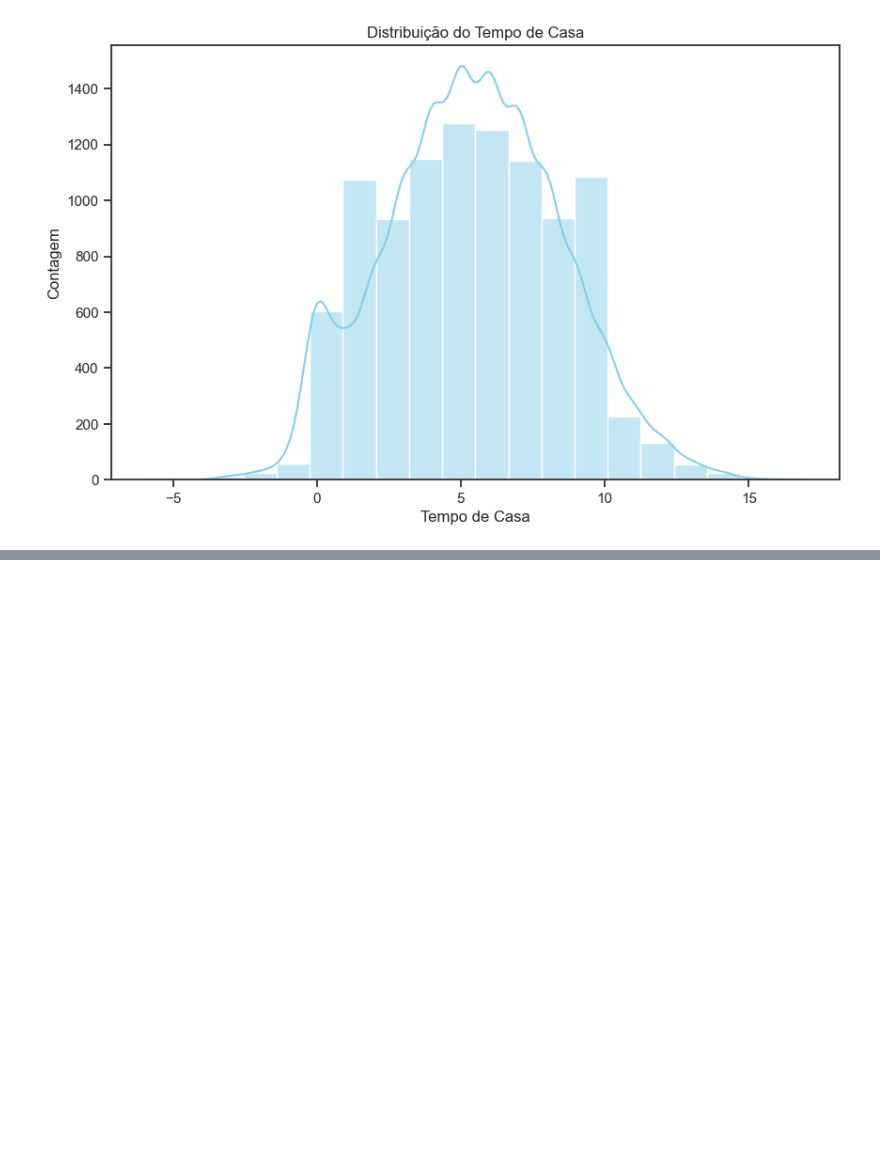
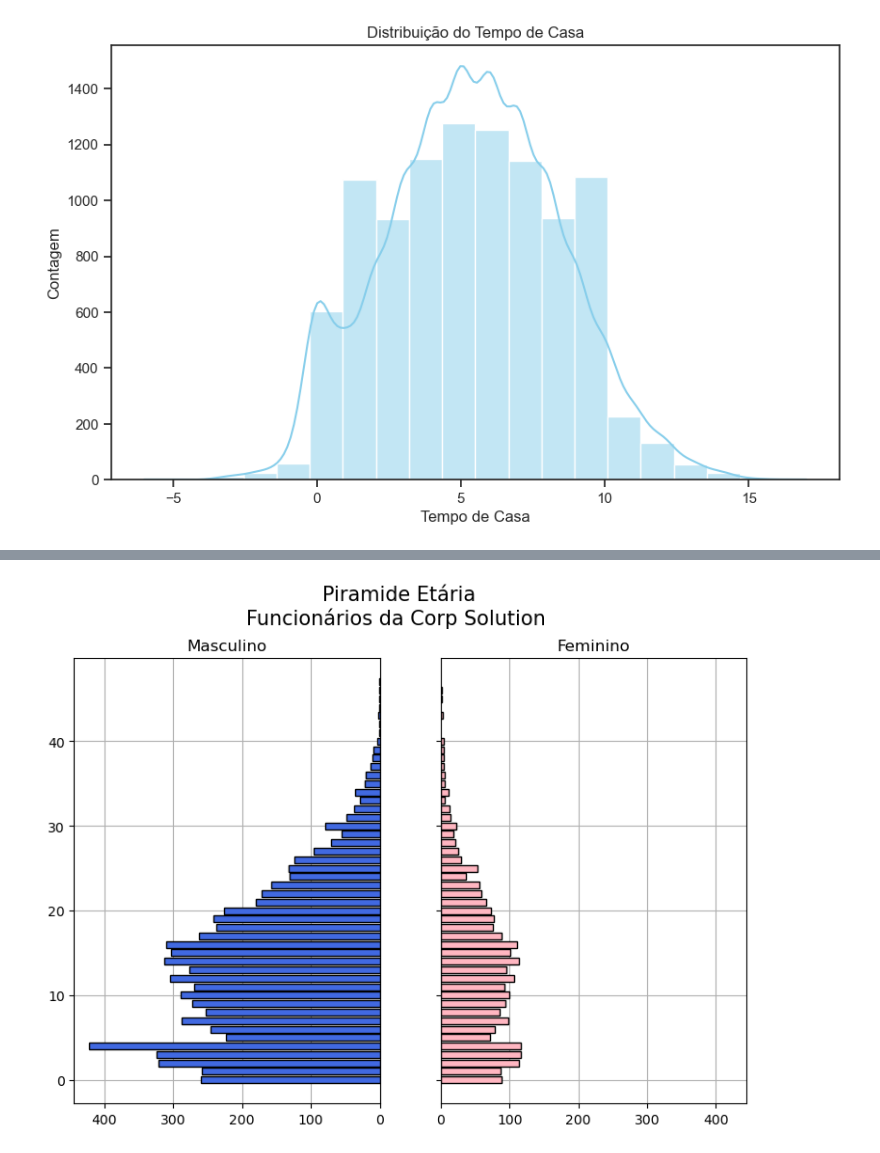
Before and after one commit to rcvaasz/Hackathon_Ada_2024, a Jupyter notebook: Hackathon_Ada_2024.ipynb, the cells around one changed output, grey strips where cells are left out. Saved outputs shown, nothing was run; the diff lists cells and outputs as text; code cells hidden in the pictures; blank space fills up the shorter version.

```diff
--- a/Hackathon_Ada_2024.ipynb
+++ b/Hackathon_Ada_2024.ipynb
@@ -73,0 +142,13 @@ df['Tempo de Casa'] = pd.to_numeric(df['Tempo de Casa'], errors='coerce').fillna
+# %%
+# Criando colunas auxiliares para filtros
+dados['idade1'] = dados['Idade']/10
+dados['tempo_de_casa1'] = dados['Tempo de Casa']/10
+dados['idade_inicio1'] = dados['idade_comeco']/10
+
+dados['idade'] = dados['idade1'].astype(int)
+dados['tempo_de_casa'] = dados['tempo_de_casa1'].astype(int)
+dados['idade_inicio'] = dados['idade_inicio1'].astype(int)
+# %%
+dados_idade_valida1 = dados[dados['Tempo de Casa'] >= 0 ]
+dados_idade_valida = dados_idade_valida1[dados_idade_valida1['idade_comeco'] >=0]
+dados_idade_valida = dados_idade_valida[dados_idade_valida['Idade'] >= 18]
@@ -73,0 +166,3 @@ df['Tempo de Casa'] = pd.to_numeric(df['Tempo de Casa'], errors='coerce').fillna
+# %%
+dados_limpos = dados_idade_valida[['ID', 'Nome', 'Gênero', 'Idade', 'Raça', 'Endereço', 'Formação',
+                                   'Estado', 'Tempo de Casa', 'Departamento', 'Senioridade', 'idade_inicio']]
@@ -80,5 +192,8 @@ df.to_csv(file,  index=False, encoding='ISO-8859-1')
 # %% [markdown]
 # Algumas Visualizações das Distribuições dos Dados
+# %%
+# Copiando base tratada
+df = dados_limpos.copy()
 # %%
 # Configurar o estilo do Seaborn para remover as linhas de grade verticais
 sns.set(style="whitegrid", rc={"axes.grid.axis": "y"})
@@ -290,0 +408,61 @@ plt.show()
+# %%
+# separando o dataset em homens e mulheres
+funcionarios_F = df[df['Gênero'] == 'Feminino']
+funcionarios_M = df[df['Gênero'] == 'Masculino']
+
+#separando por faixa Etária
+funcionarios_F_idade = funcionarios_F["Idade"].value_counts()
+funcionarios_M_idade = funcionarios_M["Idade"].value_counts()
+
+funcionarios_F_idade = funcionarios_F_idade.to_frame() # convertendo a série em df
+funcionarios_M_idade = funcionarios_M_idade.to_frame() # convertendo a série em df
+
+#add name index
+funcionarios_F_idade.index.name = 'Age'
+funcionarios_M_idade.index.name = 'Age'
+
+funcionarios_F_idade.reset_index(inplace=True)
+funcionarios_M_idade.reset_index(inplace=True)
+
+funcionarios_F_idade.rename(columns={'Age': 'Idade', 'count': 'Feminino'}, inplace=True)
+funcionarios_M_idade.rename(columns={'Age': 'Idade', 'count': 'Masculino'}, inplace=True)
+
+funcionarios_F_idade = funcionarios_F_idade.sort_values(by='Idade')
+funcionarios_M_idade = funcionarios_M_idade.sort_values(by='Idade')
+
+fx_etaria = funcionarios_M_idade.join(funcionarios_F_idade["Feminino"])
+
+y = range(0, len(fx_etaria))
+x_male = fx_etaria['Masculino']
+x_female = fx_etaria['Feminino']
+
+x_max = max(x_female.max(),x_male.max())*1.05 #x_max é um pouco maior que o valor mais alto
+#ambos os gráficos com a mesma escala
+
+#define plot parameters
+fig, axes = plt.subplots(ncols=2, sharey=True, figsize=(9, 6)) #subplot com dois gráficos, cada um em uma coluna
+
+#specify background color and plot title
+#fig.patch.set_facecolor('xkcd:white') #muda cor do fundo
+plt.figtext(.5,.9,"Piramide Etária\nFuncionários da Corp Solution \n", fontsize=15, ha='center')
+
+#construindo os gráficos
+# axes[0] -> gráfico da esqueda (masculino)
+axes[0].barh(y, x_male, align='center', color='royalblue',edgecolor = 'black')
+axes[0].set(title='Masculino')
+axes[0].set_xlim([0, x_max])
+
+#axes[1] -> grafico da direita (feminino)
+axes[1].barh(y, x_female, align='center', color='lightpink',edgecolor = 'black')
+axes[1].set(title='Feminino')
+axes[1].set_xlim([0, x_max])
+
+#adjust grid parameters and specify labels for y-axis
+axes[0].grid() #inserindo o grid
+axes[0].set_axisbelow(True) #colocando o grid atrás das barras
+#axes[0].set(yticks=y, yticklabels=fx_etaria['Faixa Etária']) #posição das linhas do grid
+axes[0].invert_xaxis() #invertendo o primeiro gráfico para ficar espelhado
+axes[1].grid() #inserindo o grid
+axes[1].set_axisbelow(True) #colocando o grid atrás das barras
+# %% [output]
+[figure, added]
```
Also changed, not shown: parts of 26 cells of this notebook, 3 other files.
